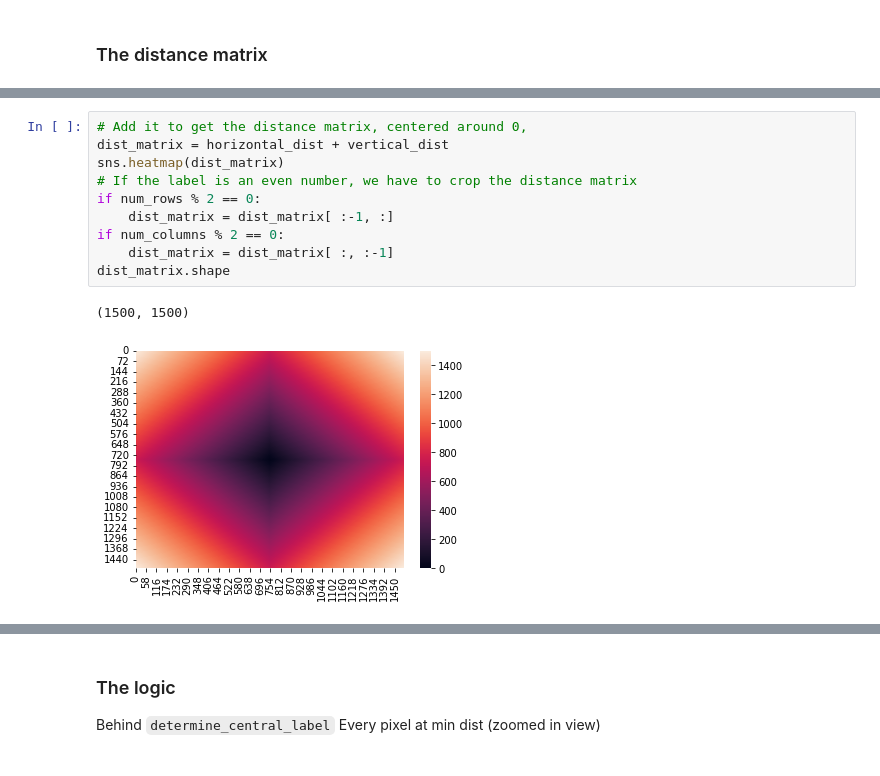
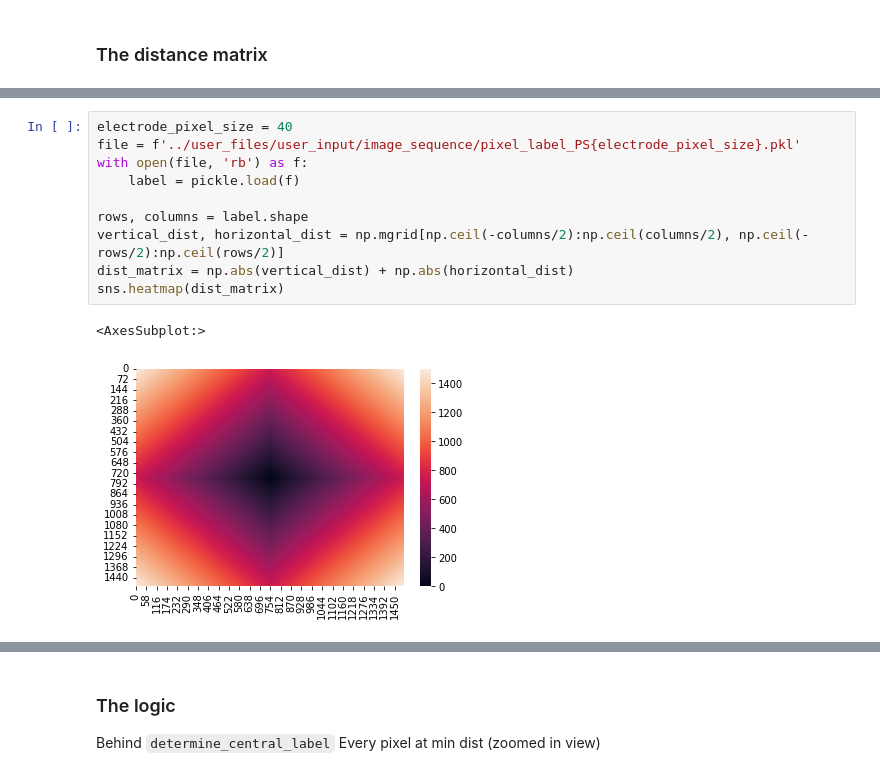
Before and after one commit to PalankerLab/RPSim, a Jupyter notebook: run_stages/image_generation.ipynb, the cells around one changed output, grey strips where cells are left out. Cells and saved outputs as stored; diff of their text form.

```diff
--- a/run_stages/image_generation.ipynb
+++ b/run_stages/image_generation.ipynb
@@ -244,13 +210,13 @@ vertical_dist.shape
-# %%
-# Add it to get the distance matrix, centered around 0,
-dist_matrix = horizontal_dist + vertical_dist
-sns.heatmap(dist_matrix)
-# If the label is an even number, we have to crop the distance matrix
-if num_rows % 2 == 0:
-    dist_matrix = dist_matrix[ :-1, :]
-if num_columns % 2 == 0:
-    dist_matrix = dist_matrix[ :, :-1]
-dist_matrix.shape
-# %% [output]
-(1500, 1500)
-[figure, removed]
+# %%
+electrode_pixel_size = 40
+file = f'../user_files/user_input/image_sequence/pixel_label_PS{electrode_pixel_size}.pkl'
+with open(file, 'rb') as f:
+    label = pickle.load(f)
+
+rows, columns = label.shape
+vertical_dist, horizontal_dist = np.mgrid[np.ceil(-columns/2):np.ceil(columns/2), np.ceil(-rows/2):np.ceil(rows/2)]
+dist_matrix = np.abs(vertical_dist) + np.abs(horizontal_dist)
+sns.heatmap(dist_matrix)
+# %% [output]
+<AxesSubplot:>
+[figure, added]
```
Also changed, not shown: parts of 18 cells of this notebook, 1 other file.
